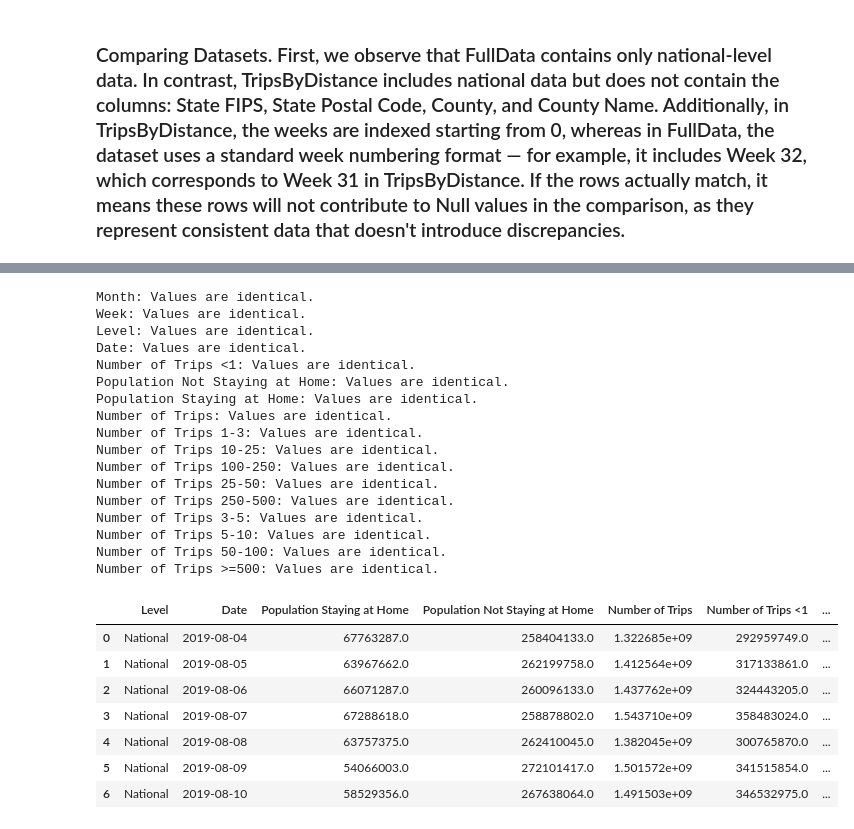
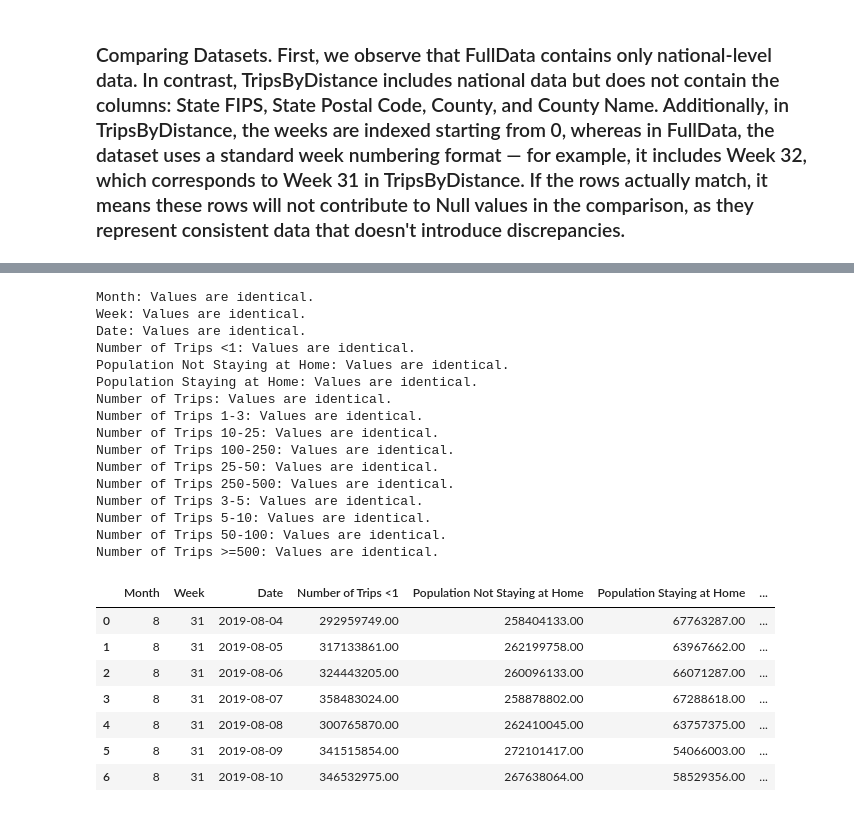
Before and after one commit to xavisec/Big-Data-Programming-Project, a Jupyter notebook: DataScience5004CMDXavia.ipynb, the cells around one changed output, grey strips where cells are left out. Cells and saved outputs as stored; diff of their text form; code cells hidden in the pictures.

```diff
--- a/DataScience5004CMDXavia.ipynb
+++ b/DataScience5004CMDXavia.ipynb
@@ -207,0 +509,7 @@ No rows with all values missing/null/NaN found.
+# %%
+TripsByDistancePandasNationalOnly = TripsByDistancePandasNationalOnly.drop(
+    ['County FIPS', 'State FIPS', 'State Postal Code', 'County Name', 'Level', 'Row ID'], axis=1)
+TripsFullDataPandasNationalOnly = TripsFullDataPandas.drop(
+    ['Year of Date', 'Week Ending Date', 'Trips 100+ Miles', 'Trips 25-100 Miles', 'Trips 1-25 Miles', 'Level'], axis=1)
+TripsFullDataPandasNationalOnlyQ4 = TripsFullDataPandas.drop(
+    ['Year of Date', 'Week Ending Date', 'Trips 100+ Miles', 'Trips 25-100 Miles', 'Level'], axis=1)
@@ -291,24 +689,43 @@ TripsByDistanceWithoutSomeRows['Date'] = pd.to_datetime(TripsByDistanceWithoutSo
 # %%
-TripsFullDataPandasWithoutSomeRows = TripsFullDataPandasWithoutSomeRows.reset_index(drop=True)
-TripsByDistanceWithoutSomeRows = TripsByDistanceWithoutSomeRows.reset_index(drop=True)
+# First Approach
+'''
+TripsFullDataPandasNationalOnly = TripsFullDataPandasNationalOnly.reset_index(drop=True)
+TripsByDistancePandasNationalOnlyWeek31 = TripsByDistancePandasNationalOnlyWeek31.reset_index(drop=True)
 
-for col in TripsFullDataPandasWithoutSomeRows.columns:
-    if TripsFullDataPandasWithoutSomeRows[col].equals(TripsByDistanceWithoutSomeRows[col]):
+for col in TripsFullDataPandasNationalOnly.columns:
+    if TripsFullDataPandasNationalOnly[col].equals(TripsByDistancePandasNationalOnlyWeek31[col]):
         print(f"{col}: Values are identical.")
     else:
         print(f"{col}: Differences found.")
 
         # Show which rows are different
-        mismatches = TripsFullDataPandasWithoutSomeRows[col] != TripsByDistanceWithoutSomeRows[col]
+        mismatches = TripsFullDataPandasNationalOnly[col] != TripsByDistancePandasNationalOnlyWeek31[col]
         mismatchesDF = pd.DataFrame({
-            'FullData': TripsFullDataPandasWithoutSomeRows[col][mismatches],
-            'ByDistance': TripsByDistanceWithoutSomeRows[col][mismatches]
+            'FullData': TripsFullDataPandasNationalOnly[col][mismatches],
+            'ByDistance': TripsByDistancePandasNationalOnlyWeek31[col][mismatches]
         })
         print(mismatchesDF)
+        '''
+
+# Second Approach
+TripsFullDataPandasNationalOnly = TripsFullDataPandasNationalOnly.reset_index(drop=True)
+TripsByDistancePandasNationalOnlyWeek31a = TripsByDistancePandasNationalOnlyWeek31a.reset_index(drop=True)
+for col in TripsFullDataPandasNationalOnly.columns:
+    if TripsFullDataPandasNationalOnly[col].equals(TripsByDistancePandasNationalOnlyWeek31a[col]):
+        print(f"{col}: Values are identical.")
+    else:
+        print(f"{col}: Differences found.")
+
+        # Show which rows are different
+        mismatches = TripsFullDataPandasNationalOnly[col] != TripsByDistancePandasNationalOnlyWeek31a[col]
+        mismatchesDF = pd.DataFrame({
+            'FullData': TripsFullDataPandasNationalOnly[col][mismatches],
+            'ByDistance': TripsByDistancePandasNationalOnlyWeek31a[col][mismatches]
+        })
+        print(mismatchesDF)
 # %% [output]
 Month: Values are identical.
 Week: Values are identical.
-Level: Values are identical.
 Date: Values are identical.
 Number of Trips <1: Values are identical.
 Population Not Staying at Home: Values are identical.
@@ -324,14 +741,14 @@ Number of Trips 5-10: Values are identical.
 Number of Trips 50-100: Values are identical.
 Number of Trips >=500: Values are identical.
 # %%
-TripsByDistanceWithoutSomeRows.head(7)
+TripsFullDataPandasNationalOnly.head(7)
 # %% [output]
-|  | Level | Date | Population Staying at Home | Population Not Staying at Home | Number of Trips | Number of Trips <1 | ... |
-| 0 | National | 2019-08-04 | 67763287.0 | 258404133.0 | 1.322685e+09 | 292959749.0 | ... |
-| 1 | National | 2019-08-05 | 63967662.0 | 262199758.0 | 1.412564e+09 | 317133861.0 | ... |
-| 2 | National | 2019-08-06 | 66071287.0 | 260096133.0 | 1.437762e+09 | 324443205.0 | ... |
-| 3 | National | 2019-08-07 | 67288618.0 | 258878802.0 | 1.543710e+09 | 358483024.0 | ... |
-| 4 | National | 2019-08-08 | 63757375.0 | 262410045.0 | 1.382045e+09 | 300765870.0 | ... |
-| 5 | National | 2019-08-09 | 54066003.0 | 272101417.0 | 1.501572e+09 | 341515854.0 | ... |
-| 6 | National | 2019-08-10 | 58529356.0 | 267638064.0 | 1.491503e+09 | 346532975.0 | ... |
+|  | Month | Week | Date | Number of Trips <1 | Population Not Staying at Home | Population Staying at Home | ... |
+| 0 | 8 | 31 | 2019-08-04 | 292959749.00 | 258404133.00 | 67763287.00 | ... |
+| 1 | 8 | 31 | 2019-08-05 | 317133861.00 | 262199758.00 | 63967662.00 | ... |
+| 2 | 8 | 31 | 2019-08-06 | 324443205.00 | 260096133.00 | 66071287.00 | ... |
+| 3 | 8 | 31 | 2019-08-07 | 358483024.00 | 258878802.00 | 67288618.00 | ... |
+| 4 | 8 | 31 | 2019-08-08 | 300765870.00 | 262410045.00 | 63757375.00 | ... |
+| 5 | 8 | 31 | 2019-08-09 | 341515854.00 | 272101417.00 | 54066003.00 | ... |
+| 6 | 8 | 31 | 2019-08-10 | 346532975.00 | 267638064.00 | 58529356.00 | ... |
 # %%
```
Also changed, not shown: parts of 73 cells of this notebook, 1 other file.
